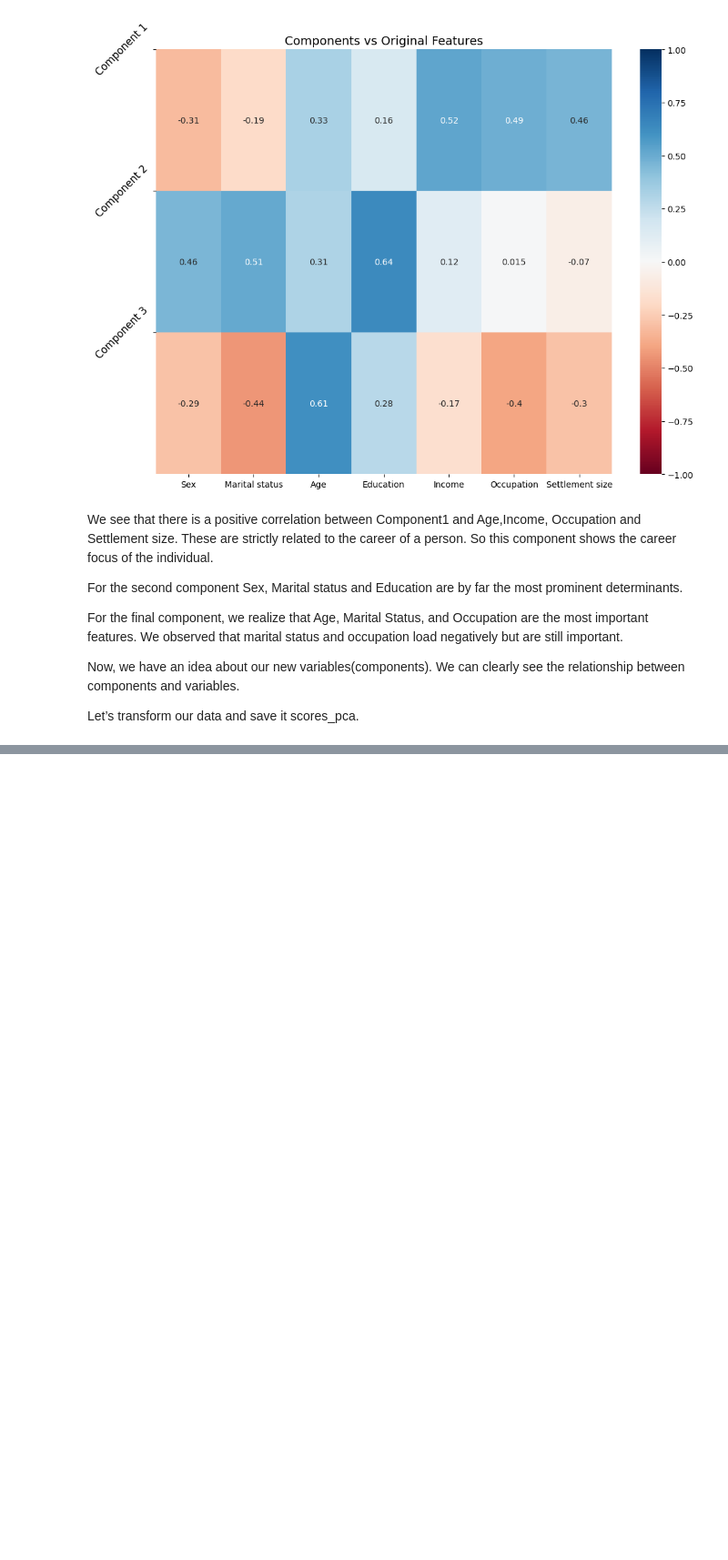
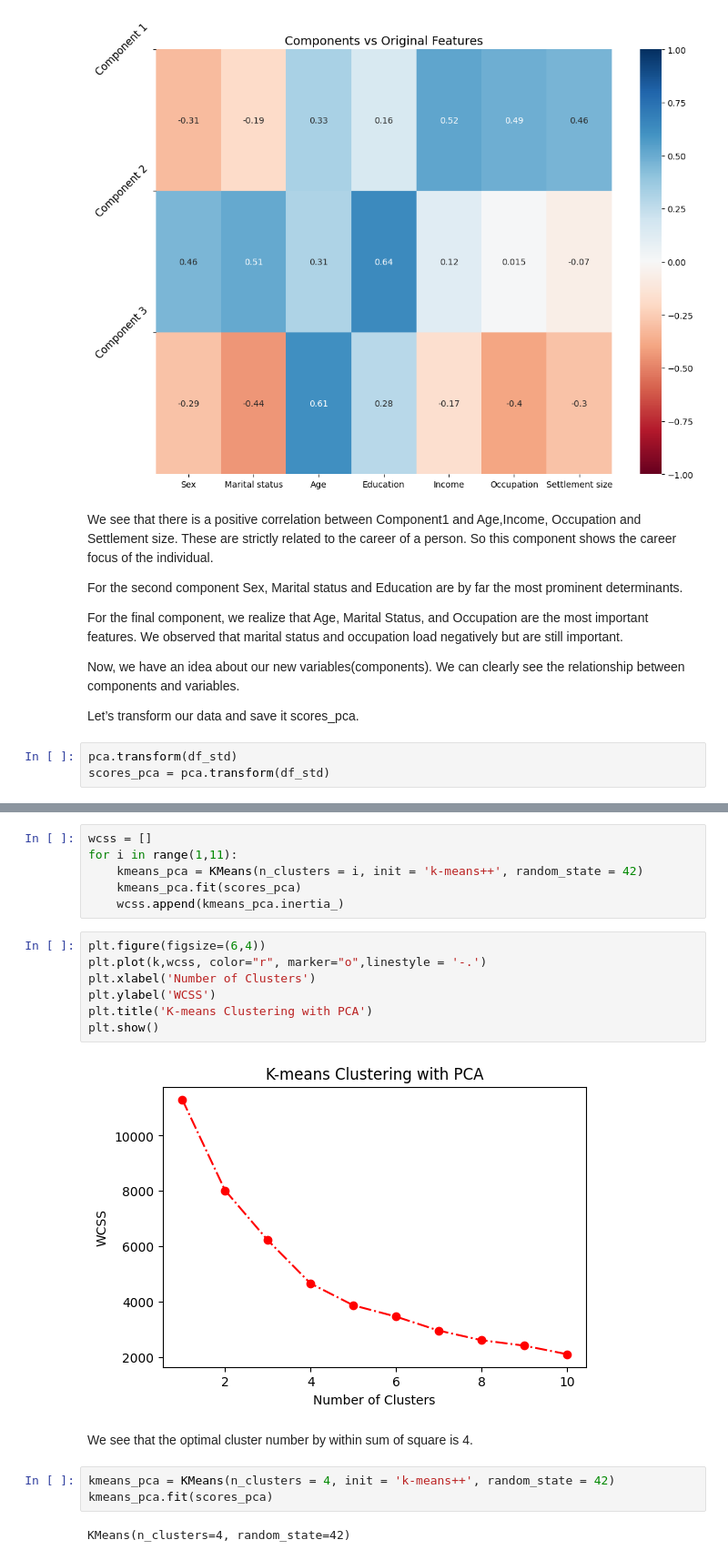
Before and after one commit to bakirmohammed1234/Machine_Learning, a Jupyter notebook: Sklearn_Models_Implementations/KMeans/Customer_Segmentation.ipynb, the cells around one changed output, grey strips where cells are left out. Shown at 91% size. Cells and saved outputs as stored; diff of their text form; blank space fills up the shorter version.

```diff
--- a/Sklearn_Models_Implementations/KMeans/Customer_Segmentation.ipynb
+++ b/Sklearn_Models_Implementations/KMeans/Customer_Segmentation.ipynb
@@ -333,3 +333,6 @@ For the final component, we realize that Age, Marital Status, and Occupation are
 Now, we have an idea about our new variables(components). We can clearly see the relationship between components and variables.
 
 Let’s transform our data and save it scores_pca.
+# %%
+pca.transform(df_std)
+scores_pca = pca.transform(df_std)
@@ -335,0 +354,22 @@ Let’s transform our data and save it scores_pca.
+# %%
+wcss = []
+for i in range(1,11):
+    kmeans_pca = KMeans(n_clusters = i, init = 'k-means++', random_state = 42)
+    kmeans_pca.fit(scores_pca)
+    wcss.append(kmeans_pca.inertia_)
+# %%
+plt.figure(figsize=(6,4))
+plt.plot(k,wcss, color="r", marker="o",linestyle = '-.')
+plt.xlabel('Number of Clusters')
+plt.ylabel('WCSS')
+plt.title('K-means Clustering with PCA')
+plt.show()
+# %% [output]
+[figure, added]
+# %% [markdown]
+We see that the optimal cluster number by within sum of square is 4.
+# %%
+kmeans_pca = KMeans(n_clusters = 4, init = 'k-means++', random_state = 42)
+kmeans_pca.fit(scores_pca)
+# %% [output]
+KMeans(n_clusters=4, random_state=42)
```
Also changed, not shown: parts of 11 cells of this notebook.
